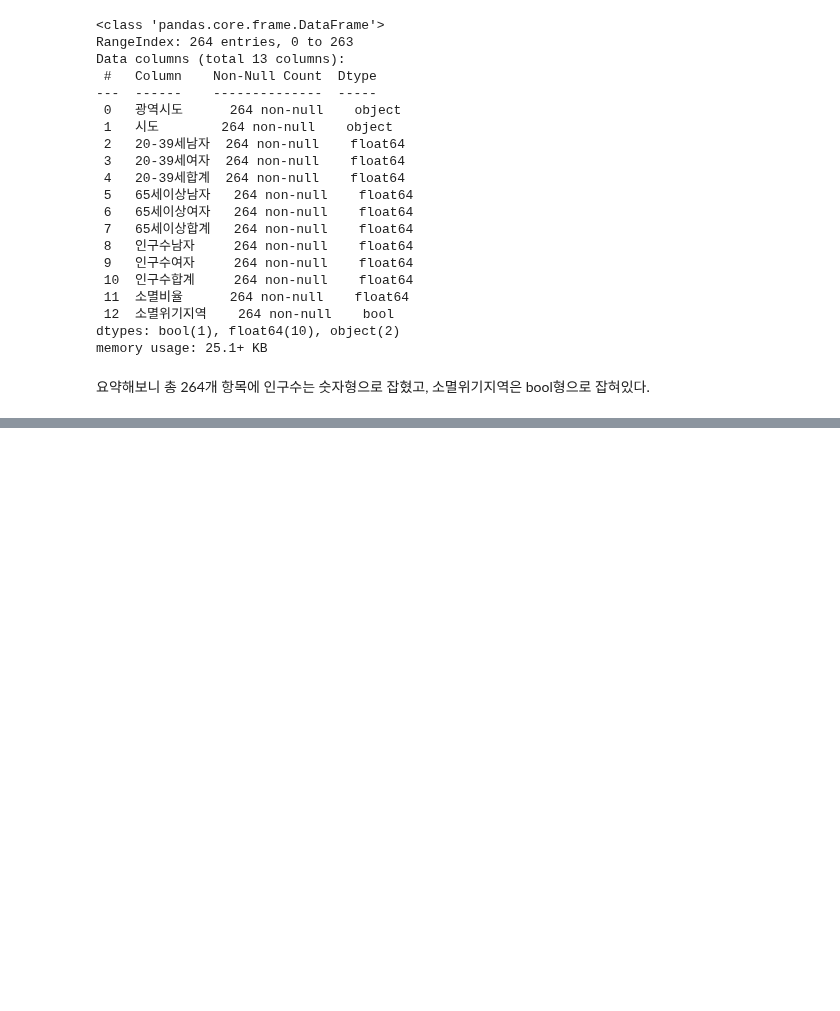
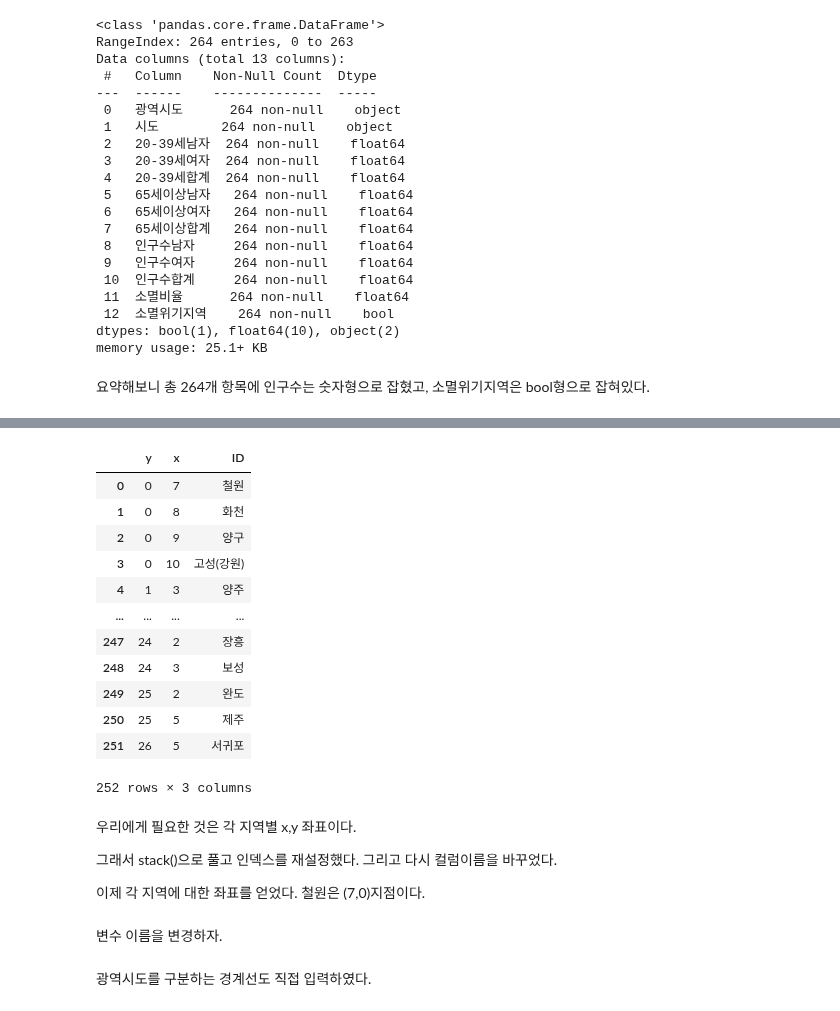
Before and after one commit to jaeyoon89/python_datascience_study, a Jupyter notebook: ch5_population_using_kr_map.ipynb, the cells around one changed output, grey strips where cells are left out. Drawn from its saved outputs; the diff is of its cells as text; code cells hidden in the pictures; blank space fills up the shorter version.

```diff
--- a/ch5_population_using_kr_map.ipynb
+++ b/ch5_population_using_kr_map.ipynb
@@ -249,0 +389,27 @@ memory usage: 25.1+ KB
+# %%
+draw_korea_raw_stacked = pd.DataFrame(draw_korea_raw.stack())
+draw_korea_raw_stacked.reset_index(inplace=True)
+draw_korea_raw_stacked.rename(columns={'level_0':'y', 'level_1':'x', 0:'ID'},
+                              inplace=True)
+
+draw_korea_raw_stacked
+# %% [output]
+|  | y | x | ID |
+| 0 | 0 | 7 | 철원 |
+| 1 | 0 | 8 | 화천 |
+| 2 | 0 | 9 | 양구 |
+| 3 | 0 | 10 | 고성(강원) |
+| 4 | 1 | 3 | 양주 |
+| ... | ... | ... | ... |
+| 247 | 24 | 2 | 장흥 |
+| 248 | 24 | 3 | 보성 |
+| 249 | 25 | 2 | 완도 |
+| 250 | 25 | 5 | 제주 |
+| 251 | 26 | 5 | 서귀포 |
+252 rows × 3 columns
+# %% [markdown]
+우리에게 필요한 것은 각 지역별 x,y 좌표이다.
+
+그래서 stack()으로 풀고 인덱스를 재설정했다. 그리고 다시 컬럼이름을 바꾸었다.
+
+이제 각 지역에 대한 좌표를 얻었다. 철원은 (7,0)지점이다.
@@ -249,0 +418,2 @@ memory usage: 25.1+ KB
+# %% [markdown]
+변수 이름을 변경하자.
@@ -249,0 +445,2 @@ memory usage: 25.1+ KB
+# %% [markdown]
+광역시도를 구분하는 경계선도 직접 입력하였다.
```
Also changed, not shown: parts of 17 cells of this notebook.
